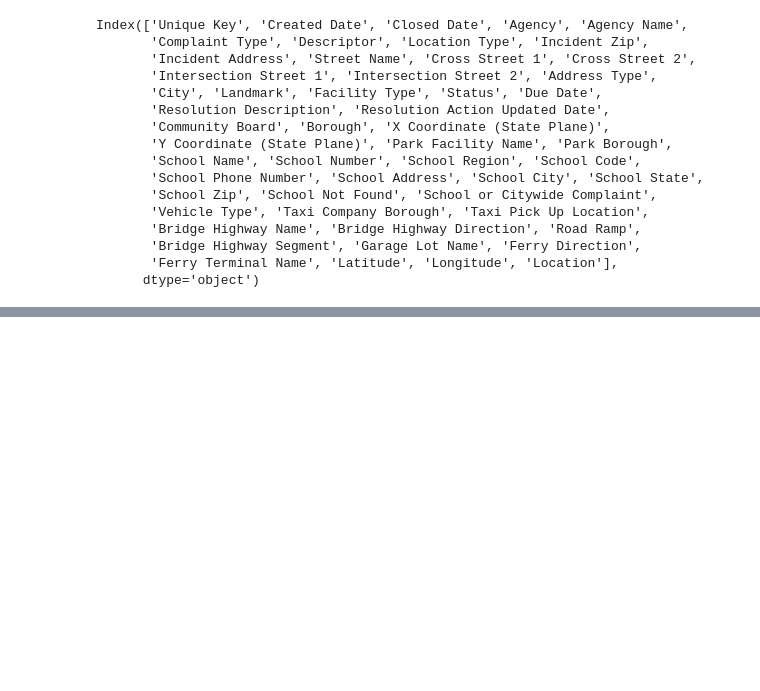
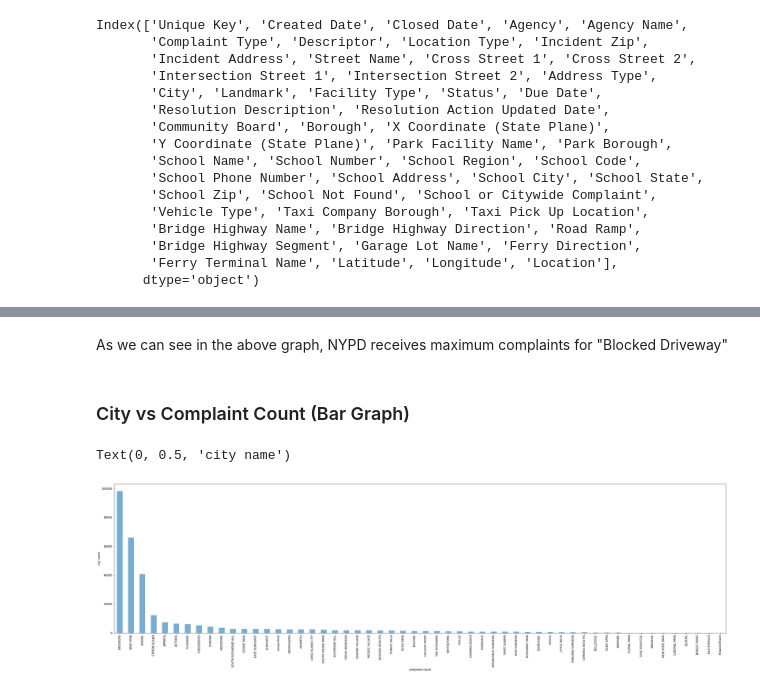
Before and after one commit to vigneshmanikandan97/nyc-311, a Jupyter notebook: NYC 311.ipynb, the cells around one changed output, grey strips where cells are left out. Saved outputs shown, nothing was run; the diff lists cells and outputs as text; code cells hidden in the pictures; blank space fills up the shorter version.

```diff
--- a/NYC 311.ipynb
+++ b/NYC 311.ipynb
@@ -187,0 +189,12 @@ Text(0, 0.5, 'Complaint Count')
+# %% [markdown]
+As we can see in the above graph, NYPD receives maximum complaints for "Blocked Driveway"
+# %% [markdown]
+<h3>City vs Complaint Count (Bar Graph)</h3>
+# %%
+# City with highest number of complaints
+ax2 = nyc_df["City"].value_counts().plot(kind = 'bar', alpha = 0.6, figsize = (40, 10))
+ax2.set_xlabel("complaint count")
+ax2.set_ylabel("city name")
+# %% [output]
+Text(0, 0.5, 'city name')
+[figure, added]
```
Also changed, not shown: parts of 22 cells of this notebook.
